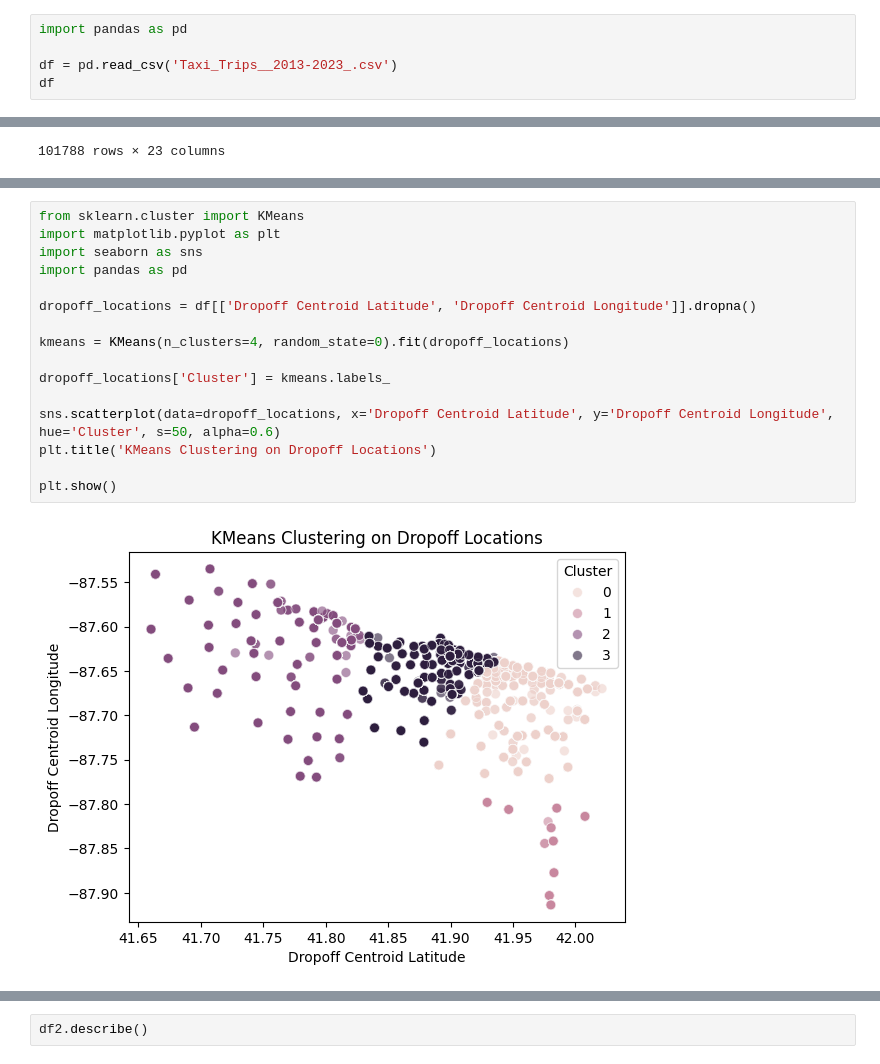
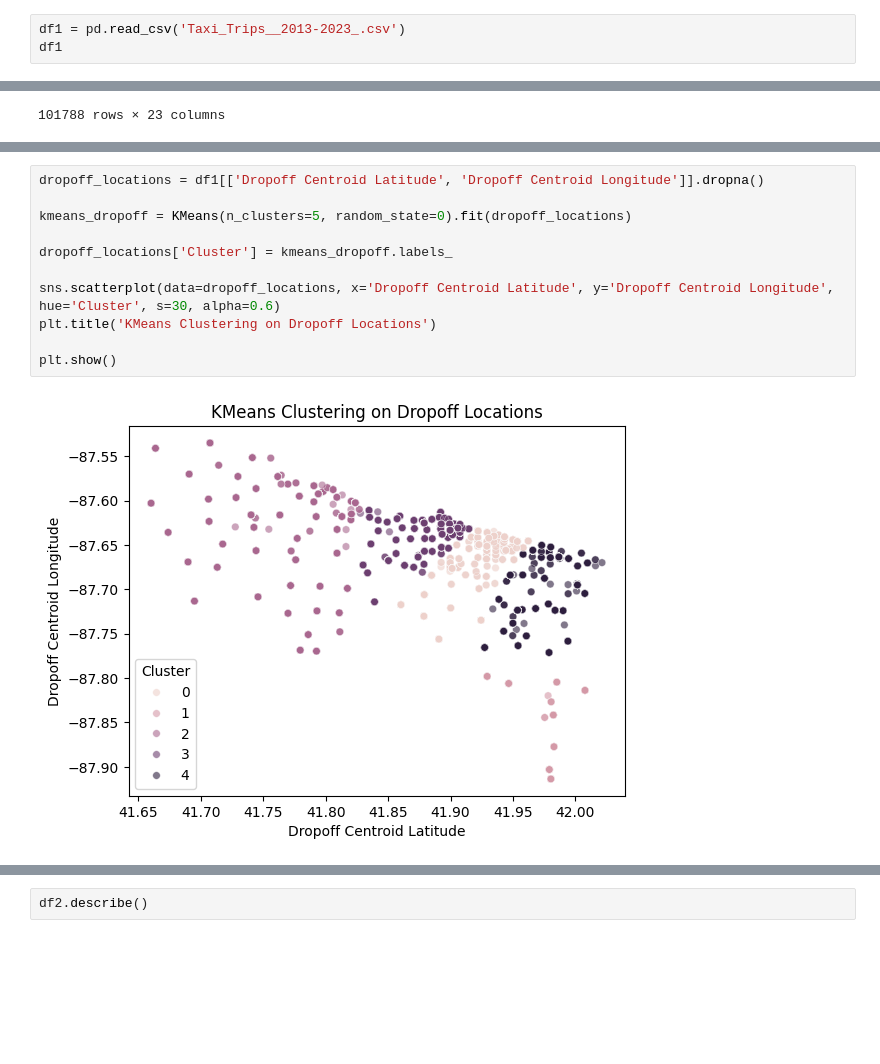
Before and after one commit to USFCA-CS663-Spring2024/kmeans-lemonshark05, a Jupyter notebook: Assignment 2 - Clustering.ipynb, the cells around one changed output, grey strips where cells are left out. Drawn from its saved outputs; the diff is of its cells as text; blank space fills up the shorter version.

```diff
--- a/Assignment 2 - Clustering.ipynb
+++ b/Assignment 2 - Clustering.ipynb
@@ -51,10 +93,8 @@ plt.show()
 # %% [output]
 [figure]
 # %%
-import pandas as pd
-
-df = pd.read_csv('Taxi_Trips__2013-2023_.csv')
-df
+df1 = pd.read_csv('Taxi_Trips__2013-2023_.csv')
+df1
 # %% [output]
 |  | Trip ID | Taxi ID | Trip Start Timestamp | Trip End Timestamp | Trip Seconds | Trip Miles | ... |
 | 0 | 52dc9029821e61db30a51838cb3cd711b... | 275f3f891b8c0ba8f2958873f850d2a03... | 02/01/2023 12:15:00 AM | 02/01/2023 12:30:00 AM | 1140.0 | 11.20 | ... |
@@ -104,18 +162,13 @@ memory usage: 17.9+ MB
 # %%
-from sklearn.cluster import KMeans
-import matplotlib.pyplot as plt
-import seaborn as sns
-import pandas as pd
+dropoff_locations = df1[['Dropoff Centroid Latitude', 'Dropoff Centroid Longitude']].dropna()
 
-dropoff_locations = df[['Dropoff Centroid Latitude', 'Dropoff Centroid Longitude']].dropna()
+kmeans_dropoff = KMeans(n_clusters=5, random_state=0).fit(dropoff_locations)
 
-kmeans = KMeans(n_clusters=4, random_state=0).fit(dropoff_locations)
+dropoff_locations['Cluster'] = kmeans_dropoff.labels_
 
-dropoff_locations['Cluster'] = kmeans.labels_
-
-sns.scatterplot(data=dropoff_locations, x='Dropoff Centroid Latitude', y='Dropoff Centroid Longitude', hue='Cluster', s=50, alpha=0.6)
+sns.scatterplot(data=dropoff_locations, x='Dropoff Centroid Latitude', y='Dropoff Centroid Longitude', hue='Cluster', s=30, alpha=0.6)
 plt.title('KMeans Clustering on Dropoff Locations')
 
 plt.show()
 # %% [output]
-[figure, old version]
+[figure, new version]
```
Also changed, not shown: parts of 20 cells of this notebook, 1 other file.
